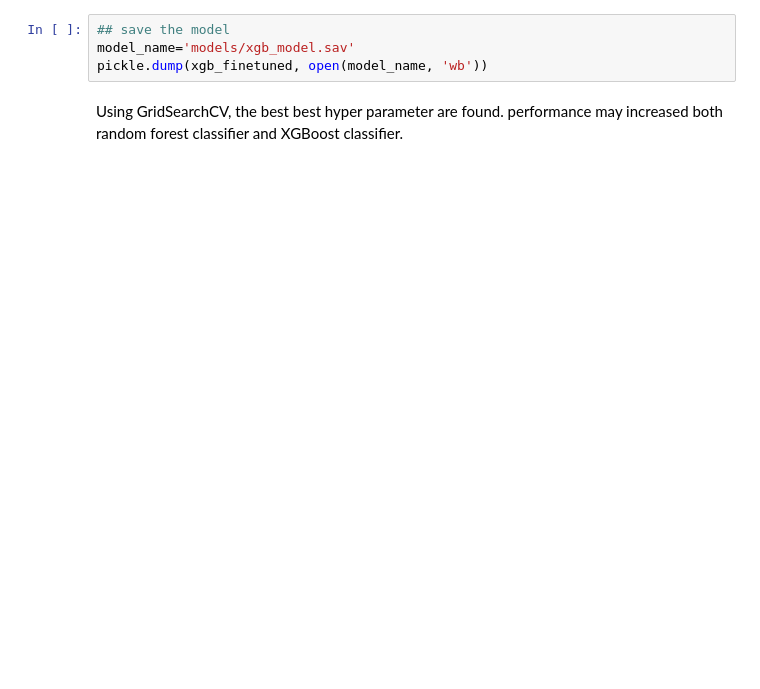
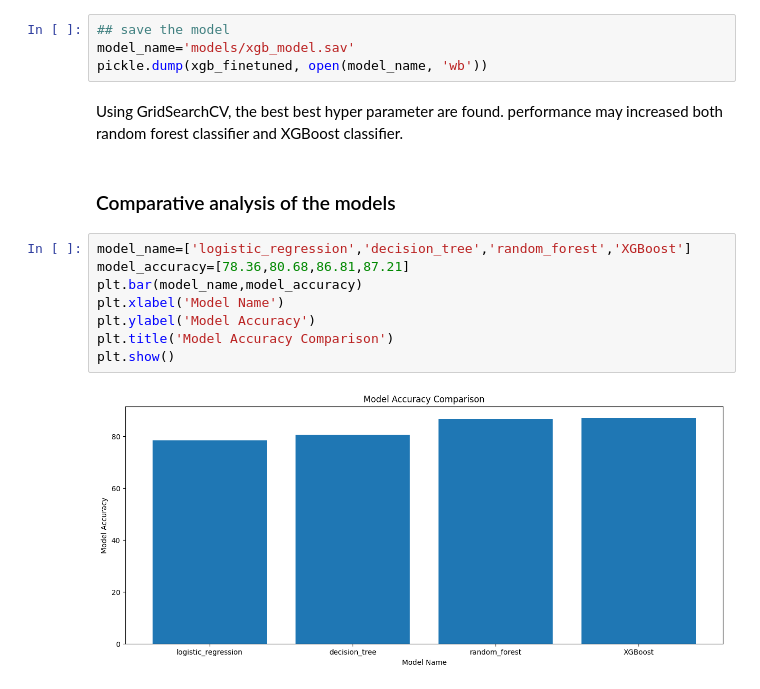
Before and after one commit to FaisalAhmedBijoy/Predicting-Telco-Customer-Churn, a Jupyter notebook: test_telco_churn_prediction_ml.ipynb, the cells around one changed output. Drawn from its saved outputs; the diff is of its cells as text; blank space fills up the shorter version.

```diff
--- a/test_telco_churn_prediction_ml.ipynb
+++ b/test_telco_churn_prediction_ml.ipynb
@@ -962,3 +988,15 @@ model_name='models/xgb_model.sav'
 pickle.dump(xgb_finetuned, open(model_name, 'wb'))
 # %% [markdown]
 Using GridSearchCV, the best best hyper parameter are found. performance may increased both random forest classifier and XGBoost classifier.
+# %% [markdown]
+### Comparative analysis of the models
+# %%
+model_name=['logistic_regression','decision_tree','random_forest','XGBoost']
+model_accuracy=[78.36,80.68,86.81,87.21]
+plt.bar(model_name,model_accuracy)
+plt.xlabel('Model Name')
+plt.ylabel('Model Accuracy')
+plt.title('Model Accuracy Comparison')
+plt.show()
+# %% [output]
+[figure, added]
```
Also changed, not shown: parts of 56 cells of this notebook, 7 other files.
